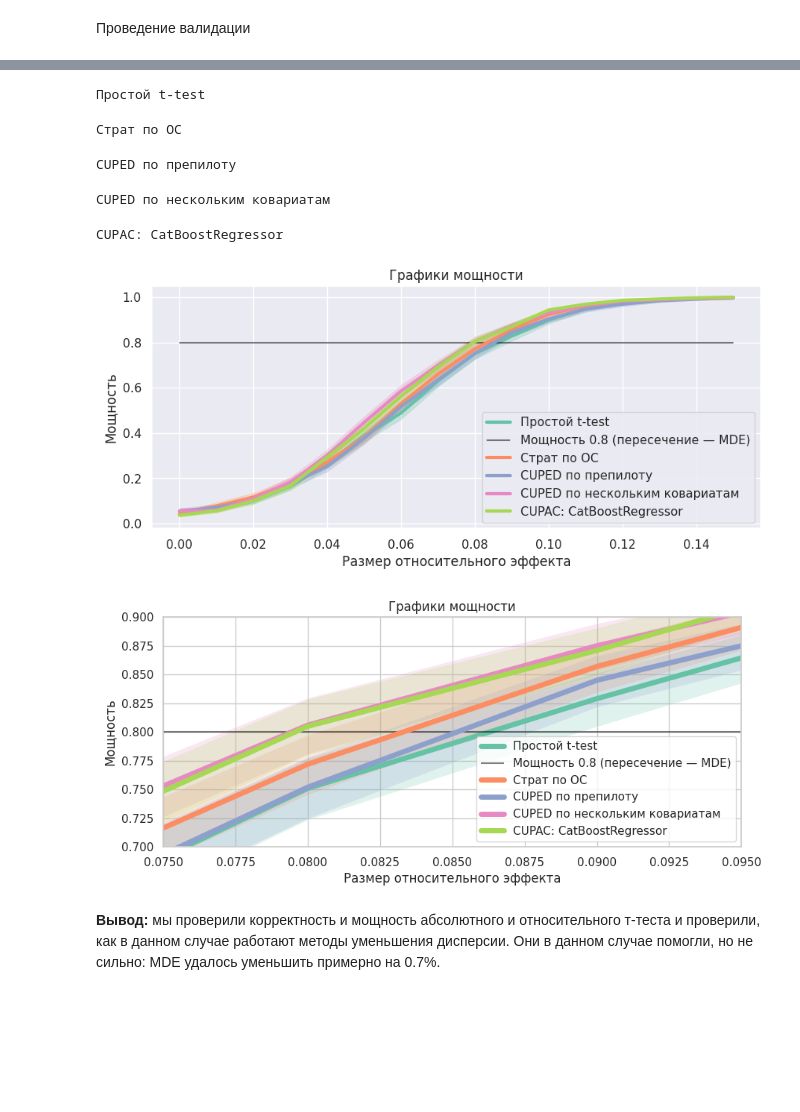
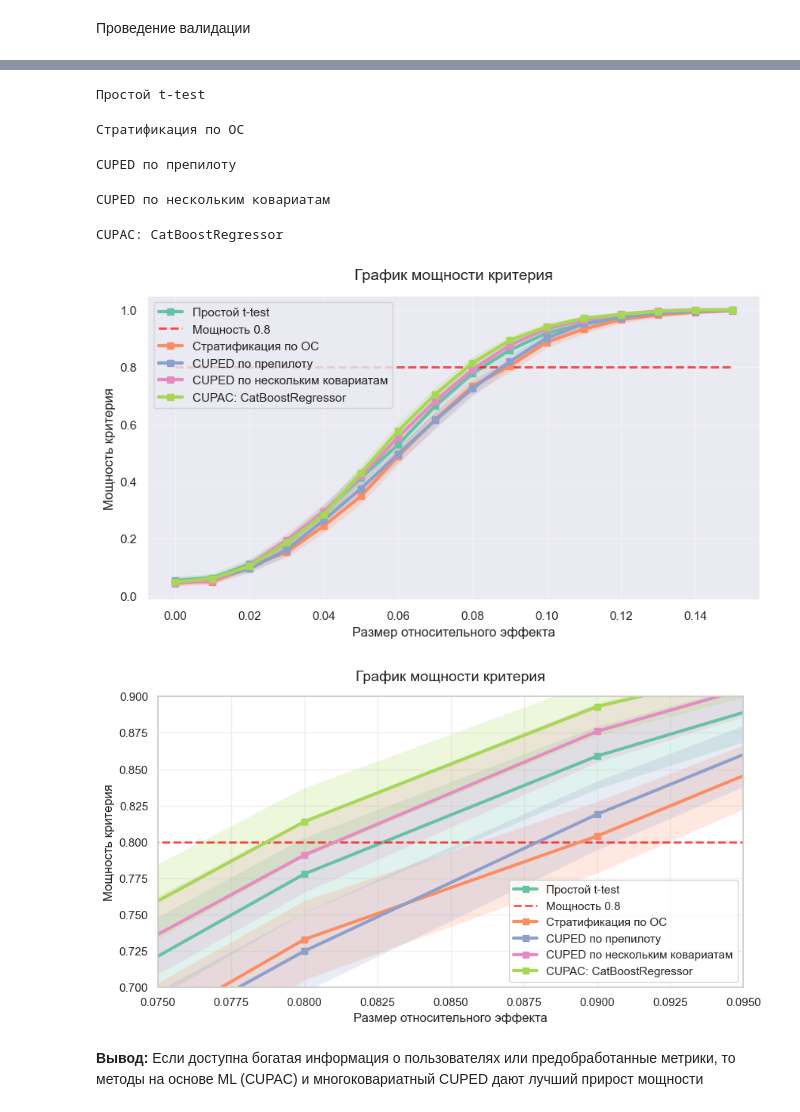
Before and after one commit to KonobeevGV/Visit-Analysis-A-B-Experiment-Design-and-CUPED, a Jupyter notebook: proj_fin.ipynb, the cells around one changed output, grey strips where cells are left out. Cells and saved outputs as stored; diff of their text form; code cells hidden in the pictures; blank space fills up the shorter version.

Commit message:
Add files via upload
finalization of power analysis

```diff
--- a/proj_fin.ipynb
+++ b/proj_fin.ipynb
@@ -1168,23 +1240,3 @@ def generate_subarray(
 ### 2.1. Проверка абсолютного и относительного теста на корректность и оценка их мощности
 # %% [markdown]
 Корректность
-# %%
-tests = [
-    lambda x, y: absolute_ttest(x[target_column], y[target_column]),
-    lambda x, y: relative_ttest(x[target_column], y[target_column]),
-]
-names = ["Абсолютный", "Относительный"]
-
-for test, name in zip(tests, names):
-    print(name)
-    run_experiments(
-        test=lambda x, y: absolute_ttest(x[target_column], y[target_column]),
-        generate_samples=generate_subarray,
-        target_name=target_column,
-        data=data,
-        n_iter=n_iter,
-        alpha=alpha,
-        show_pvals=True,
-        draw=True,
-        n_jobs=n_jobs,
-    );
@@ -1694,54 +1832,54 @@ CUPED по нескольким ковариатам
 # %%
 powers_list = []
 left_bounds_list = []
 right_bounds_list = []
 
 for i, (test, generate_samples, name) in enumerate(
     zip(tests, generate_samples_list, names)
 ):
     print(name)
-    powers, left_bounds, right_bounds = estimate_power(
-        test=test,
-        generate_samples=generate_samples,
-        target_name=target_column,
-        effects_list=effects_list,
+    powers, left_bounds, right_bounds = calculate_power_curve(
+        statistical_test=test,
+        sample_generator=generate_samples,
+        target_column=target_metric,
+        effect_sizes=effect_sizes,
         data=data,
-        n_iter=n_iter,
-        alpha=alpha,
-        n_jobs=n_jobs,
+        iterations_count=iterations_count,
+        alpha_level=significance_level,
+        parallel_jobs= parallel_processes,
     )
     powers_list.append(powers)
     left_bounds_list.append(left_bounds)
     right_bounds_list.append(right_bounds)
-    draw_power(
+    plot_power_curve(
         powers,
         left_bounds,
         right_bounds,
-        effects_list=effects_list,
-        label=name,
-        new_figure=(i == 0),
+        effect_sizes=effect_sizes,
+        curve_label=name,
+        create_new_figure=(i == 0),
     )
 # %% [output]
 Простой t-test
-Cтрат по ОС
+Стратификация по ОС
 CUPED по препилоту
 CUPED по нескольким ковариатам
-СUPAC: CatBoostRegressor
+CUPAC: CatBoostRegressor
-[figure, old version]
+[figure, new version]
 # %%
 with sns.axes_style("whitegrid"):
     for i in range(len(tests)):
-        draw_power(
+        plot_power_curve(
             powers_list[i],
             left_bounds_list[i],
             right_bounds_list[i],
-            effects_list=effects_list,
-            label=names[i],
-            new_figure=(i == 0),
+            effect_sizes=effect_sizes,
+            curve_label=names[i],
+            create_new_figure=(i == 0),
         )
         plt.xlim((0.075, 0.095))
         plt.ylim((0.7, 0.9))
 # %% [output]
-[figure, old version]
+[figure, new version]
-# %% [markdown]
-**Вывод:** мы проверили корректность и мощность абсолютного и относительного т-теста и проверили, как в данном случае работают методы уменьшения дисперсии. Они в данном случае помогли, но не сильно: MDE удалось уменьшить примерно на 0.7%.
+# %% [markdown]
+**Вывод:** Если доступна богатая информация о пользователях или предобработанные метрики, то методы на основе ML (CUPAC) и многоковариатный CUPED дают лучший прирост мощности
```
Also changed, not shown: parts of 31 cells of this notebook.
